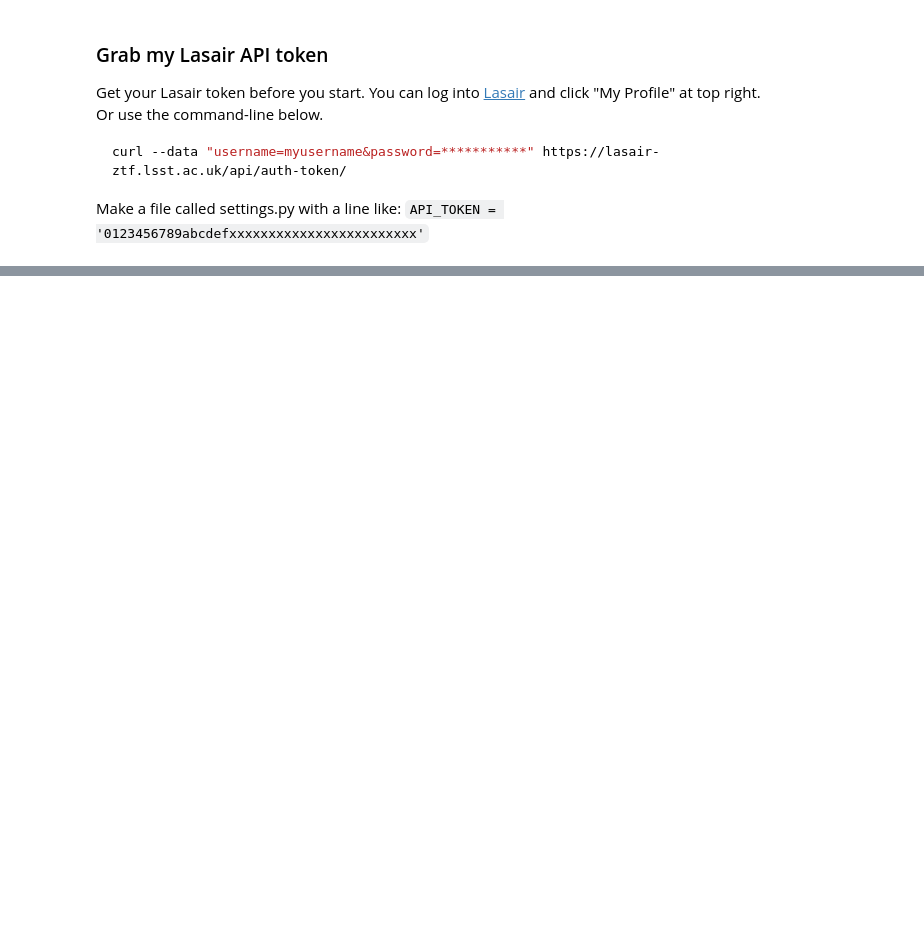
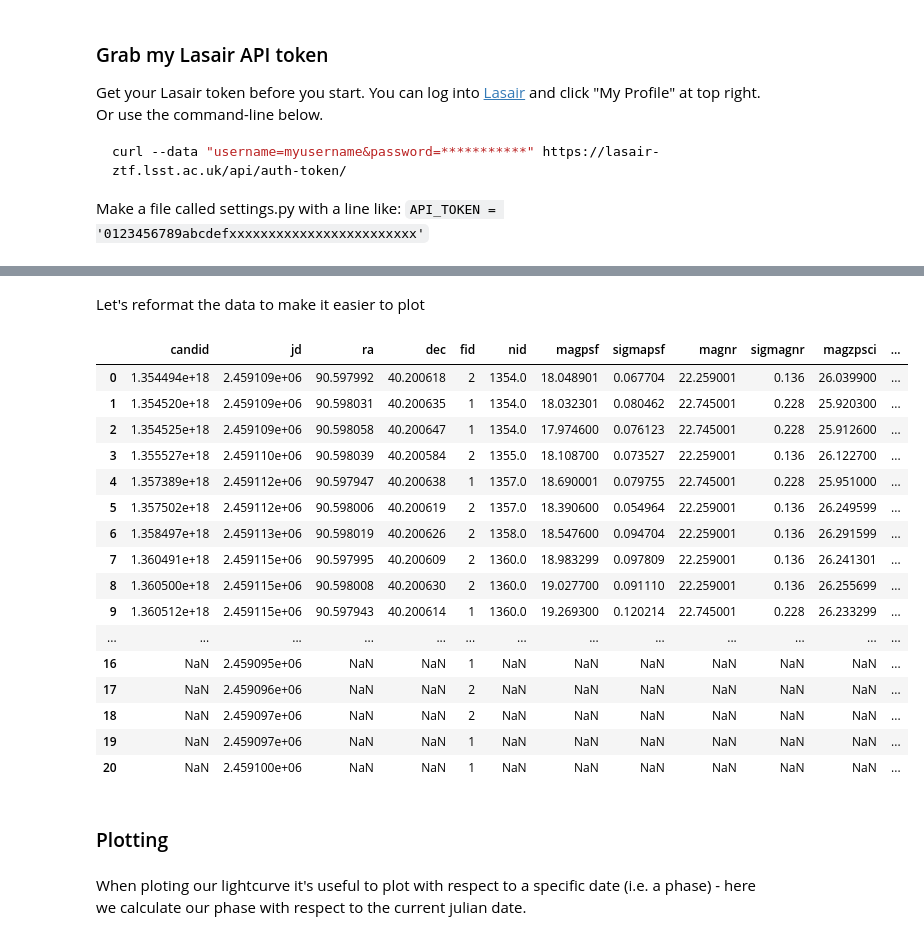
Before and after one commit to lsst-uk/lasair-examples, a Jupyter notebook: notebooks/API_ztf/BrightSNe.ipynb, the cells around one changed output, grey strips where cells are left out. Cells and saved outputs as stored; diff of their text form; code cells hidden in the pictures; blank space fills up the shorter version.

```diff
--- a/notebooks/API_ztf/BrightSNe.ipynb
+++ b/notebooks/API_ztf/BrightSNe.ipynb
@@ -101,0 +116,2 @@ for obj, lc in zip(objectIds, lcs):
+# %% [markdown]
+Let's reformat the data to make it easier to plot
@@ -101,0 +123,24 @@ for obj, lc in zip(objectIds, lcs):
+# %%
+df
+# %% [output]
+|  | candid | jd | ra | dec | fid | nid | magpsf | sigmapsf | magnr | sigmagnr | magzpsci | ... |
+| 0 | 1.354494e+18 | 2.459109e+06 | 90.597992 | 40.200618 | 2 | 1354.0 | 18.048901 | 0.067704 | 22.259001 | 0.136 | 26.039900 | ... |
+| 1 | 1.354520e+18 | 2.459109e+06 | 90.598031 | 40.200635 | 1 | 1354.0 | 18.032301 | 0.080462 | 22.745001 | 0.228 | 25.920300 | ... |
+| 2 | 1.354525e+18 | 2.459109e+06 | 90.598058 | 40.200647 | 1 | 1354.0 | 17.974600 | 0.076123 | 22.745001 | 0.228 | 25.912600 | ... |
+| 3 | 1.355527e+18 | 2.459110e+06 | 90.598039 | 40.200584 | 2 | 1355.0 | 18.108700 | 0.073527 | 22.259001 | 0.136 | 26.122700 | ... |
+| 4 | 1.357389e+18 | 2.459112e+06 | 90.597947 | 40.200638 | 1 | 1357.0 | 18.690001 | 0.079755 | 22.745001 | 0.228 | 25.951000 | ... |
+| 5 | 1.357502e+18 | 2.459112e+06 | 90.598006 | 40.200619 | 2 | 1357.0 | 18.390600 | 0.054964 | 22.259001 | 0.136 | 26.249599 | ... |
+| 6 | 1.358497e+18 | 2.459113e+06 | 90.598019 | 40.200626 | 2 | 1358.0 | 18.547600 | 0.094704 | 22.259001 | 0.136 | 26.291599 | ... |
+| 7 | 1.360491e+18 | 2.459115e+06 | 90.597995 | 40.200609 | 2 | 1360.0 | 18.983299 | 0.097809 | 22.259001 | 0.136 | 26.241301 | ... |
+| 8 | 1.360500e+18 | 2.459115e+06 | 90.598008 | 40.200630 | 2 | 1360.0 | 19.027700 | 0.091110 | 22.259001 | 0.136 | 26.255699 | ... |
+| 9 | 1.360512e+18 | 2.459115e+06 | 90.597943 | 40.200614 | 1 | 1360.0 | 19.269300 | 0.120214 | 22.745001 | 0.228 | 26.233299 | ... |
+| ... | ... | ... | ... | ... | ... | ... | ... | ... | ... | ... | ... | ... |
+| 16 | NaN | 2.459095e+06 | NaN | NaN | 1 | NaN | NaN | NaN | NaN | NaN | NaN | ... |
+| 17 | NaN | 2.459096e+06 | NaN | NaN | 2 | NaN | NaN | NaN | NaN | NaN | NaN | ... |
+| 18 | NaN | 2.459097e+06 | NaN | NaN | 2 | NaN | NaN | NaN | NaN | NaN | NaN | ... |
+| 19 | NaN | 2.459097e+06 | NaN | NaN | 1 | NaN | NaN | NaN | NaN | NaN | NaN | ... |
+| 20 | NaN | 2.459100e+06 | NaN | NaN | 1 | NaN | NaN | NaN | NaN | NaN | NaN | ... |
+# %% [markdown]
+### Plotting
+# %% [markdown]
+When ploting our lightcurve it's useful to plot with respect to a specific date (i.e. a phase) - here we calculate our phase with respect to the current julian date.
```
Also changed, not shown: parts of 22 cells of this notebook, 1 other file.
